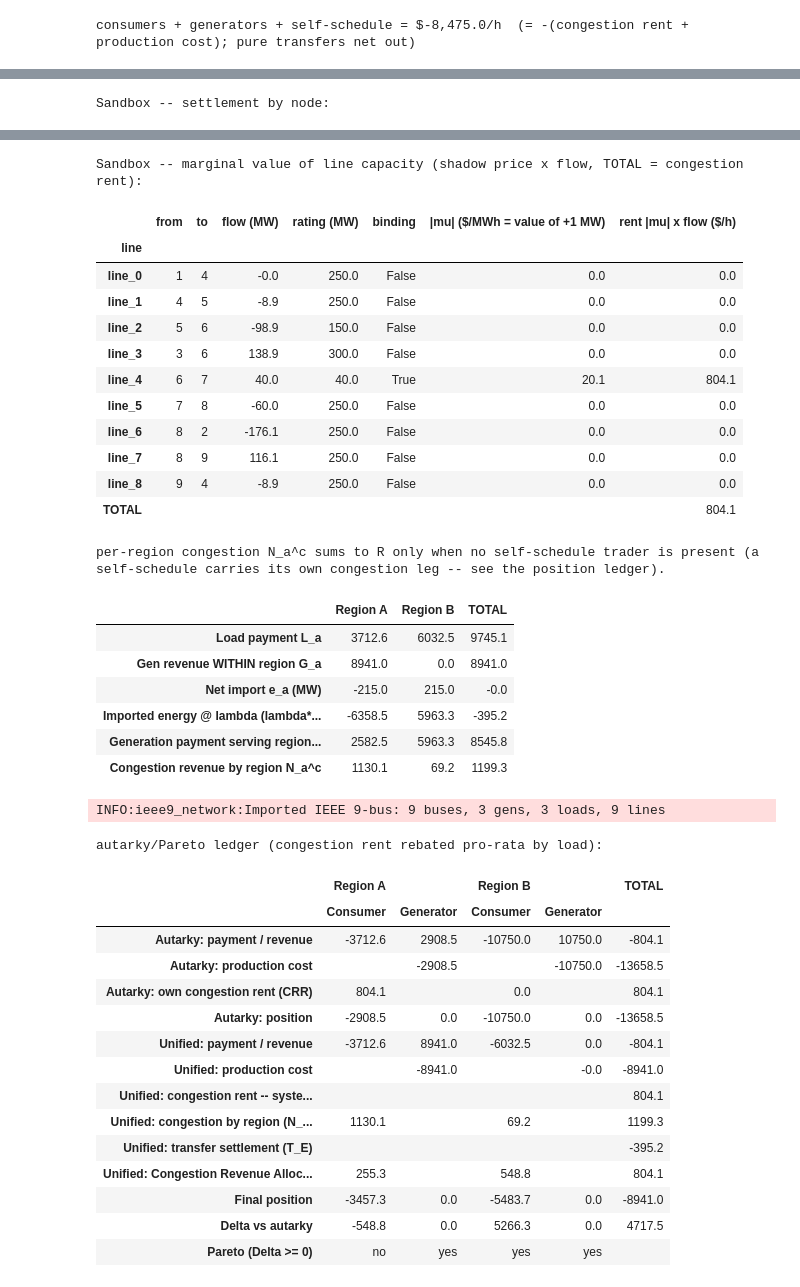
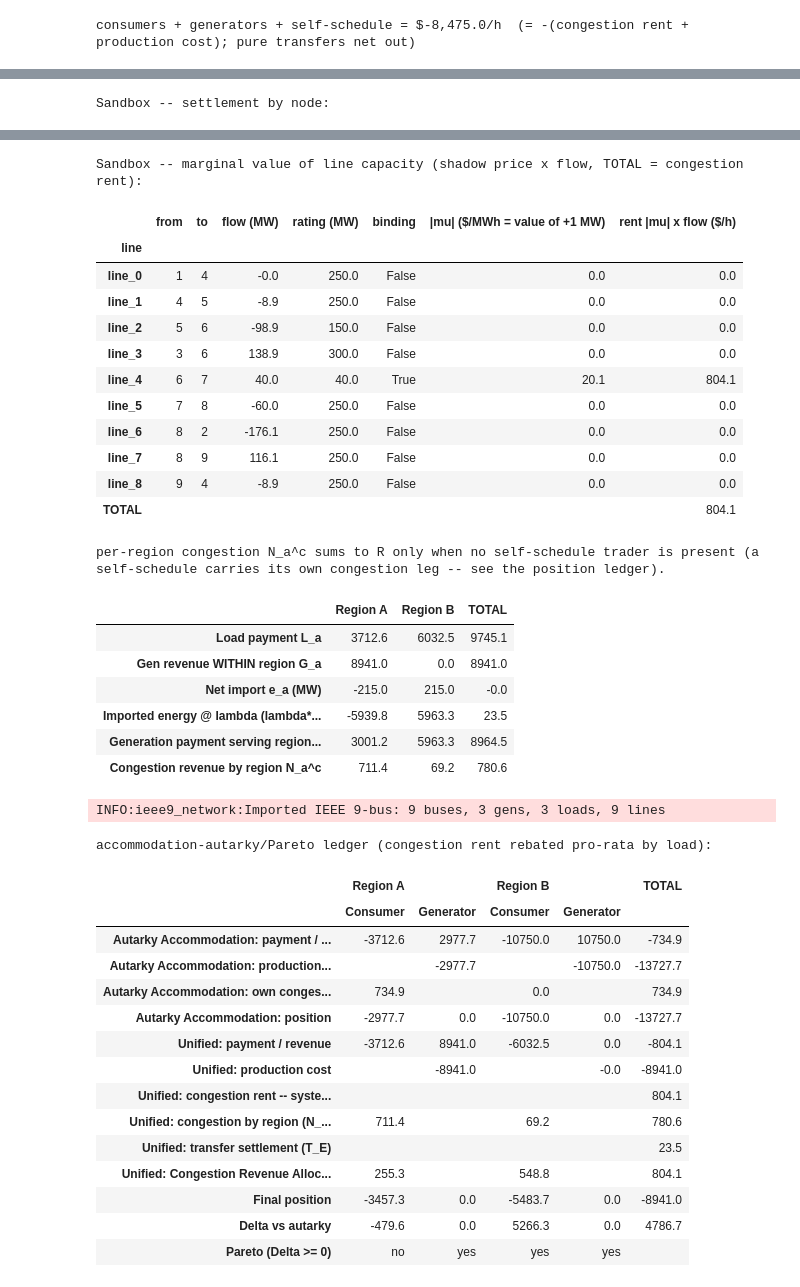
Before and after one commit to pdockery/wscc9-illustrative-model, a Jupyter notebook: 103_settlement_ledgers.ipynb, the cells around one changed output, grey strips where cells are left out. Cells and saved outputs as stored; diff of their text form; code cells hidden in the pictures.

```diff
--- a/103_settlement_ledgers.ipynb
+++ b/103_settlement_ledgers.ipynb
@@ -588,7 +605,7 @@ if SB_TRANSFER is not None:                      # released capacity on the decl
 else:
     r_sb = solve_engine_dispatch(p_sb, eng_sb, exo=(SB_SELF or None), shed_price=SHED_PRICE)
 
-R  = ra.allocate_congestion_rent(fp, r_sb, p_sb, SB_LOADS)[1]["R"]
+R  = ra.allocate_congestion_rent(fp, r_sb, p_sb, SB_LOADS, gen_fleet=SB_FLEET)[1]["R"]
 RT = ra.transfer_rent(r_sb)
 print(f"congestion rent  R = ${R:,.1f}/h    transfer rent  R_T = ${RT:,.1f}/h    "
       f"load shed: {sum(r_sb.shed_by_bus.values()):.0f} MW")
@@ -616,7 +633,7 @@ display(capacity_value_by_line(r_sb, p_sb, p_sb.lines))
 
 # Per-region decomposition (eqs 5-10):  L_a = G_a + lambda*e_a + N_a^c  (the scheduled
 # transfer settles system-wide as T_E, not per region).
-rc_sb = ra.regional_congestion(fp, r_sb, p_sb, SB_LOADS)
+rc_sb = ra.regional_congestion(fp, r_sb, p_sb, SB_LOADS, gen_fleet=SB_FLEET)
 sb_tbl = pd.DataFrame({reg: {
     'Load payment  L_a':                                     rc_sb[reg]['load_pay'],
     'Gen revenue WITHIN region  G_a':                        rc_sb[reg]['gen_rev_within'],
@@ -630,19 +647,32 @@ print('per-region congestion N_a^c sums to R only when no self-schedule trader i
       '(a self-schedule carries its own congestion leg -- see the position ledger).')
 display(sb_tbl.round(1))
 
-# Autarky/Pareto ledger for the sandbox clearing -- the same chain as Sections 3 and 4: the system
-# rent R splits into the congestion each region creates (N_a^c), a pro-rata-by-load uplift
-# allocates it, and each region's consumers and generators are tested against autarky.
+# Accommodation-autarky/Pareto ledger for the sandbox clearing -- the same chain as Sections 3
+# and 4: the system rent R splits into the congestion each region creates (N_a^c), a
+# pro-rata-by-load uplift allocates it, and each region's consumers and generators are tested
+# against the Section-4 ACCOMMODATION baseline (the region that owns the rated line clears with
+# the neighbor's autarky injections held exogenous; the neighbor self-serves).
 sb_cost = {s['bus']: s['cost'] for s in SB_FLEET.values()}
-_, sb_indep = ra.independent_clear(fp, SB_RATINGS, gen_fleet=SB_FLEET, loads=SB_LOADS, shed_price=SHED_PRICE)
+_, sb_ind = ra.independent_clear(fp, SB_RATINGS, gen_fleet=SB_FLEET, loads=SB_LOADS, shed_price=SHED_PRICE)
+_HOST = fp.line_assign.get(next(iter(SB_RATINGS)), 'Region A') if SB_RATINGS else 'Region A'
+_NBR = next(r for r in fp.names if r != _HOST)
+_exo_sb = {b: sb_ind[_NBR].gen_by_bus.get(b, 0.0) - SB_LOADS.get(b, 0.0) for b in fp.areas[_NBR]}
+_act_sb = [l for l in p_sb.lines if fp.line_assign.get(l) == _HOST]
+_rh_sb = solve_engine_dispatch(p_sb, make_engine(_HOST, fp.areas[_HOST], gen_fleet=SB_FLEET,
+                                                 loads=SB_LOADS, activated=_act_sb),
+                               exo=_exo_sb, shed_price=SHED_PRICE)
+sb_accom = {_HOST: _rh_sb, _NBR: sb_ind[_NBR]}
+_relabel = lambda t: t.rename(index=lambda s: s.replace('Autarky', 'Autarky Accommodation')
+                              if isinstance(s, str) else s)
 _Rsb = sum(ra.ba_settlement(fp, r_sb, SB_LOADS)[reg]['net_into_pool'] for reg in fp.names)
 _loadsb = {reg: sum(SB_LOADS.get(b, 0.0) for b in fp.defs[reg]) for reg in fp.names}
 sb_prorata = pd.DataFrame({'method1': {reg: _Rsb * _loadsb[reg] / (sum(_loadsb.values()) or 1.0)
                                        for reg in fp.names}})
 print()
-print('autarky/Pareto ledger (congestion rent rebated pro-rata by load):')
-display(ra.autarky_vs_unified_congestion(fp, 1, sb_prorata, sb_indep, r_sb, p_sb,
-                                         loads=SB_LOADS, cost=sb_cost))
+print('accommodation-autarky/Pareto ledger (congestion rent rebated pro-rata by load):')
+display(_relabel(ra.autarky_vs_unified_congestion(fp, 1, sb_prorata, sb_accom, r_sb, p_sb,
+                                                  loads=SB_LOADS, cost=sb_cost,
+                                                  gen_fleet=SB_FLEET)))
 # %% [output]
 INFO:ieee9_network:Imported IEEE 9-bus: 9 buses, 3 gens, 3 loads, 9 lines
 congestion rent  R = $804.1/h    transfer rent  R_T = $0.0/h    load shed: 0 MW
@@ -655,47 +685,47 @@ Sandbox -- settlement by node:
 | 3 | 20.0 | 138.9 | 2778.6 | 0.0 | 0.0 |
 | 4 | 27.74 | 0.0 | 0.0 | 0.0 | 0.0 |
 | 5 | 25.02 | 0.0 | 0.0 | 90.0 | 2251.8 |
 | 6 | 20.0 | 0.0 | 0.0 | 0.0 | 0.0 |
 | 7 | 37.13 | 0.0 | 0.0 | 100.0 | 3712.6 |
 | 8 | 35.0 | 0.0 | 0.0 | 0.0 | 0.0 |
 | 9 | 30.25 | 0.0 | 0.0 | 125.0 | 3780.8 |
 | SUBTOTAL |  | 315.0 | 8941.0 | 315.0 | 9745.2 |
 | Total - congestion rent |  |  |  |  | 804.2 |
 Sandbox -- marginal value of line capacity (shadow price x flow, TOTAL = congestion rent):
 |  | from | to | flow (MW) | rating (MW) | binding | |mu| ($/MWh = value of +1 MW) | rent |mu| x flow ($/h) |
 | line |  |  |  |  |  |  |  |
 | line_0 | 1 | 4 | -0.0 | 250.0 | False | 0.0 | 0.0 |
 | line_1 | 4 | 5 | -8.9 | 250.0 | False | 0.0 | 0.0 |
 | line_2 | 5 | 6 | -98.9 | 150.0 | False | 0.0 | 0.0 |
 | line_3 | 3 | 6 | 138.9 | 300.0 | False | 0.0 | 0.0 |
 | line_4 | 6 | 7 | 40.0 | 40.0 | True | 20.1 | 804.1 |
 | line_5 | 7 | 8 | -60.0 | 250.0 | False | 0.0 | 0.0 |
 | line_6 | 8 | 2 | -176.1 | 250.0 | False | 0.0 | 0.0 |
 | line_7 | 8 | 9 | 116.1 | 250.0 | False | 0.0 | 0.0 |
 | line_8 | 9 | 4 | -8.9 | 250.0 | False | 0.0 | 0.0 |
 | TOTAL |  |  |  |  |  |  | 804.1 |
 per-region congestion N_a^c sums to R only when no self-schedule trader is present (a self-schedule carries its own congestion leg -- see the position ledger).
 |  | Region A | Region B | TOTAL |
 | Load payment L_a | 3712.6 | 6032.5 | 9745.1 |
 | Gen revenue WITHIN region G_a | 8941.0 | 0.0 | 8941.0 |
 | Net import e_a (MW) | -215.0 | 215.0 | -0.0 |
-| Imported energy @ lambda (lambda*... | -6358.5 | 5963.3 | -395.2 |
-| Generation payment serving region... | 2582.5 | 5963.3 | 8545.8 |
-| Congestion revenue by region N_a^c | 1130.1 | 69.2 | 1199.3 |
+| Imported energy @ lambda (lambda*... | -5939.8 | 5963.3 | 23.5 |
+| Generation payment serving region... | 3001.2 | 5963.3 | 8964.5 |
+| Congestion revenue by region N_a^c | 711.4 | 69.2 | 780.6 |
 INFO:ieee9_network:Imported IEEE 9-bus: 9 buses, 3 gens, 3 loads, 9 lines
-autarky/Pareto ledger (congestion rent rebated pro-rata by load):
+accommodation-autarky/Pareto ledger (congestion rent rebated pro-rata by load):
 |  | Region A |  | Region B |  | TOTAL |
 |  | Consumer | Generator | Consumer | Generator |  |
-| Autarky: payment / revenue | -3712.6 | 2908.5 | -10750.0 | 10750.0 | -804.1 |
-| Autarky: production cost |  | -2908.5 |  | -10750.0 | -13658.5 |
-| Autarky: own congestion rent (CRR) | 804.1 |  | 0.0 |  | 804.1 |
-| Autarky: position | -2908.5 | 0.0 | -10750.0 | 0.0 | -13658.5 |
+| Autarky Accommodation: payment / ... | -3712.6 | 2977.7 | -10750.0 | 10750.0 | -734.9 |
+| Autarky Accommodation: production... |  | -2977.7 |  | -10750.0 | -13727.7 |
+| Autarky Accommodation: own conges... | 734.9 |  | 0.0 |  | 734.9 |
+| Autarky Accommodation: position | -2977.7 | 0.0 | -10750.0 | 0.0 | -13727.7 |
 | Unified: payment / revenue | -3712.6 | 8941.0 | -6032.5 | 0.0 | -804.1 |
 | Unified: production cost |  | -8941.0 |  | -0.0 | -8941.0 |
 | Unified: congestion rent -- syste... |  |  |  |  | 804.1 |
-| Unified: congestion by region (N_... | 1130.1 |  | 69.2 |  | 1199.3 |
-| Unified: transfer settlement (T_E) |  |  |  |  | -395.2 |
+| Unified: congestion by region (N_... | 711.4 |  | 69.2 |  | 780.6 |
+| Unified: transfer settlement (T_E) |  |  |  |  | 23.5 |
 | Unified: Congestion Revenue Alloc... | 255.3 |  | 548.8 |  | 804.1 |
 | Final position | -3457.3 | 0.0 | -5483.7 | 0.0 | -8941.0 |
-| Delta vs autarky | -548.8 | 0.0 | 5266.3 | 0.0 | 4717.5 |
+| Delta vs autarky | -479.6 | 0.0 | 5266.3 | 0.0 | 4786.7 |
 | Pareto (Delta >= 0) | no | yes | yes | yes |  |
```
Also changed, not shown: parts of 7 cells of this notebook, 15 other files.
